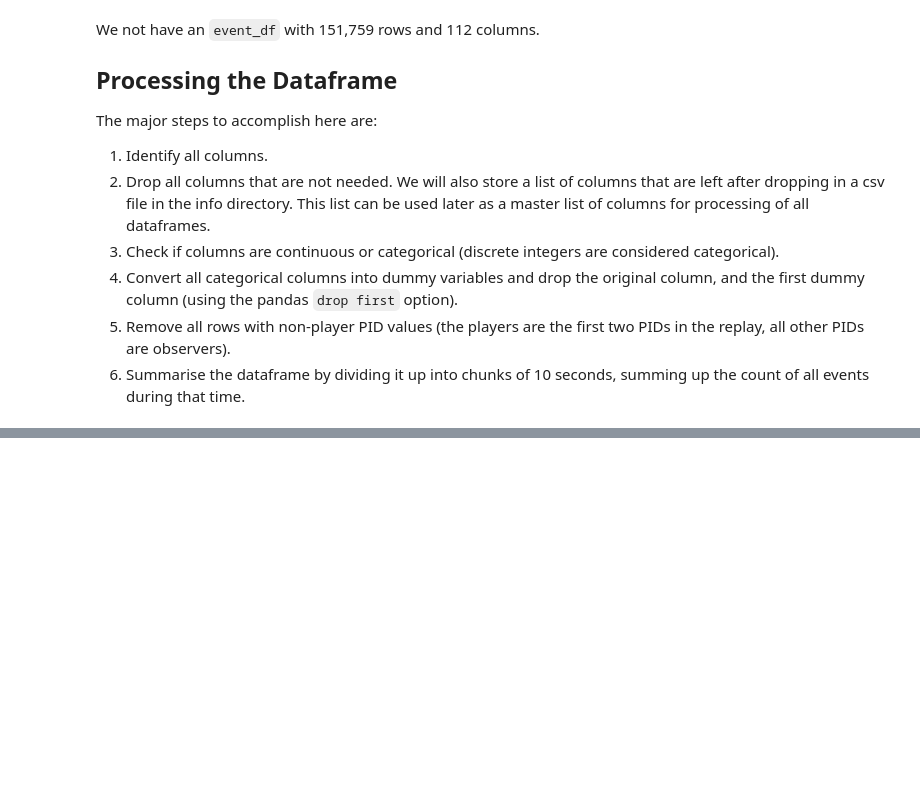
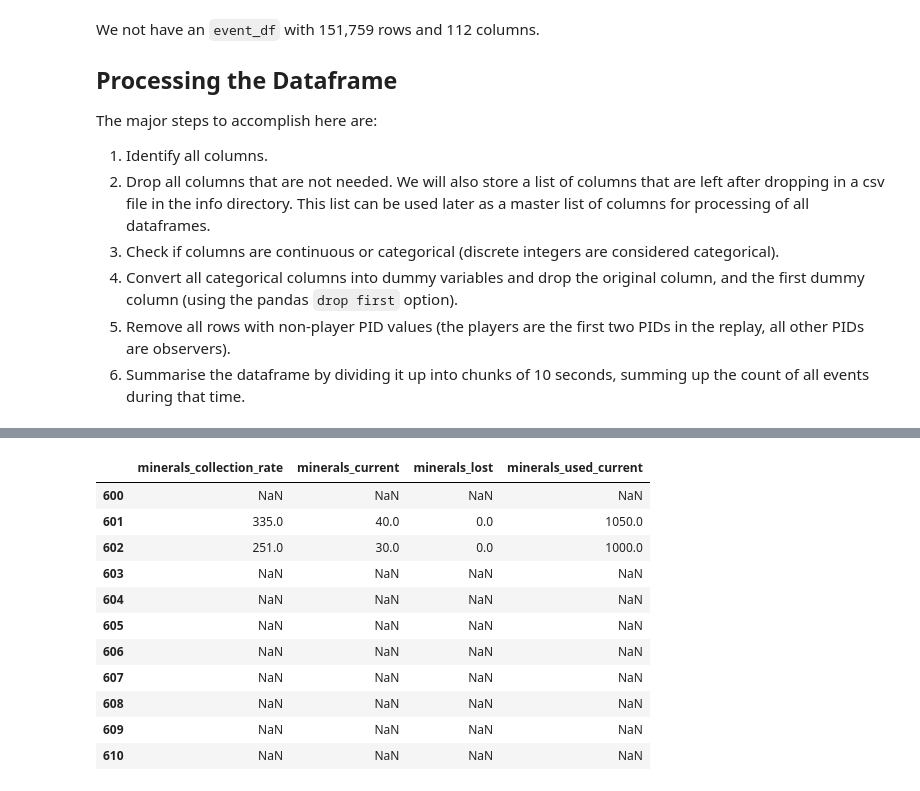
Before and after one commit to jared-a-lloyd/sc2-modeling, a Jupyter notebook: get_replay_data/Exploratory_Data_Analysis.ipynb, the cells around one changed output, grey strips where cells are left out. Cells and saved outputs as stored; diff of their text form; code cells hidden in the pictures; blank space fills up the shorter version.

```diff
--- a/get_replay_data/Exploratory_Data_Analysis.ipynb
+++ b/get_replay_data/Exploratory_Data_Analysis.ipynb
@@ -35,9 +35,8 @@ We will use the `load_level=4` setting to extract the most detailed data possibl
 The replay selected is a professional replay between Serral (Zerg) and Showtime (Protoss). The replay is 42 minutes long (which is long for a StarCraft II game) which should be a good indication of the upper end of the processing time and requirements for a replay.
 # %%
 # Load a replay
-replay = sc2reader.load_replay(
-    '../data/replays/SpawningTool/Pro/page1/2021-09-05-zserral-vs-pshowtime.SC2Replay',
-    load_level=4)
+replay_path = '../data/replays/SpawningTool/Pro/page1/2021-09-05-zserral-vs-pshowtime.SC2Replay',
+replay = sc2reader.load_replay(replay_path, load_level=4)
 
 # Extract a list of replay events
 events_list = replay.events
@@ -99,0 +196,15 @@ The major steps to accomplish here are:
+# %%
+event_df.loc[600:610, ['minerals_collection_rate', 'minerals_current', 'minerals_lost', 'minerals_used_current']]
+# %% [output]
+|  | minerals_collection_rate | minerals_current | minerals_lost | minerals_used_current |
+| 600 | NaN | NaN | NaN | NaN |
+| 601 | 335.0 | 40.0 | 0.0 | 1050.0 |
+| 602 | 251.0 | 30.0 | 0.0 | 1000.0 |
+| 603 | NaN | NaN | NaN | NaN |
+| 604 | NaN | NaN | NaN | NaN |
+| 605 | NaN | NaN | NaN | NaN |
+| 606 | NaN | NaN | NaN | NaN |
+| 607 | NaN | NaN | NaN | NaN |
+| 608 | NaN | NaN | NaN | NaN |
+| 609 | NaN | NaN | NaN | NaN |
+| 610 | NaN | NaN | NaN | NaN |
```
Also changed, not shown: parts of 10 cells of this notebook, 1 other file.
